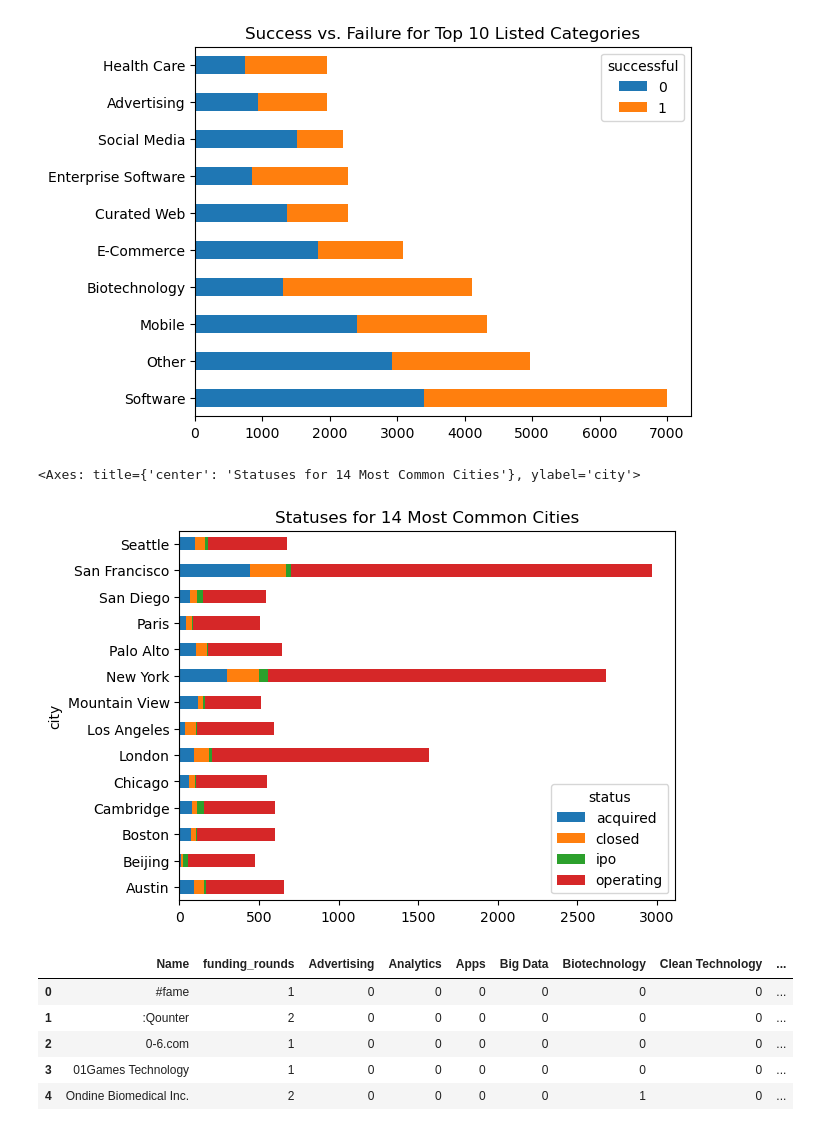
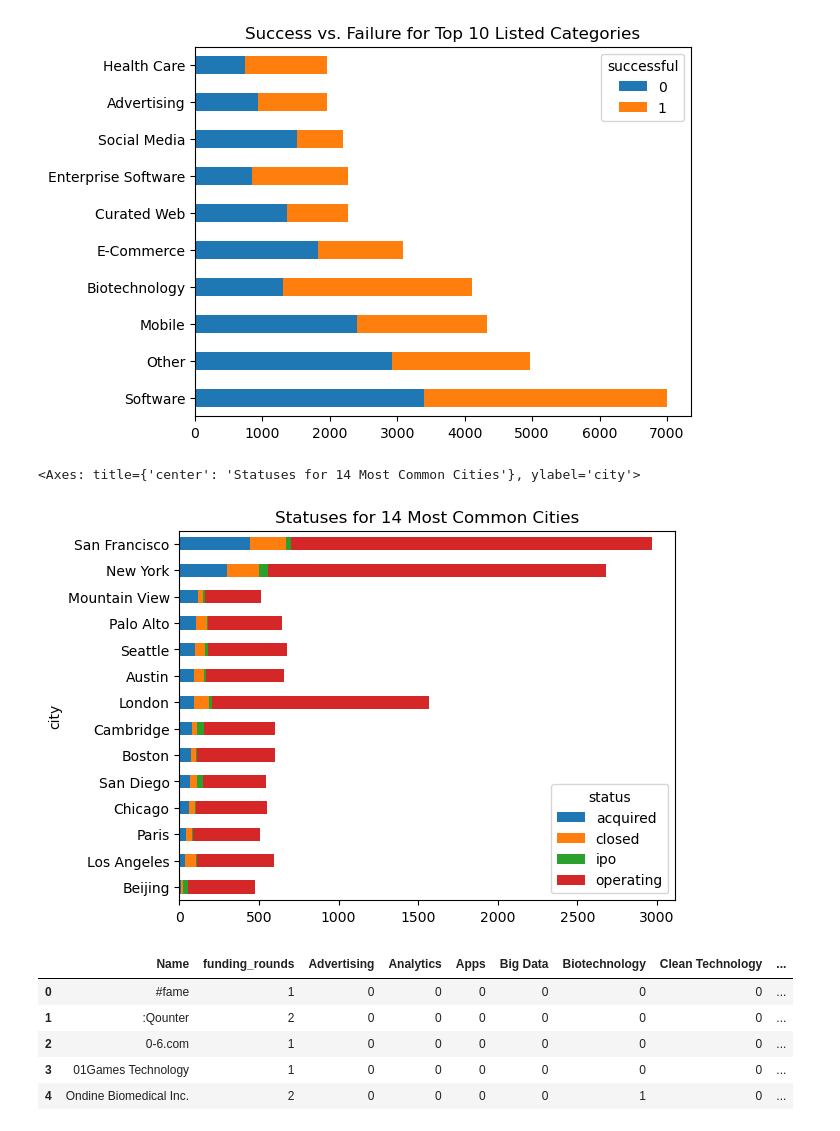
Before and after one commit to yaeleiferman/Predicting-Startup-Success, a Jupyter notebook: Startup_Analysis.ipynb, the cells around one changed output. Cells and saved outputs as stored; diff of their text form; code cells hidden in the pictures.

```diff
--- a/Startup_Analysis.ipynb
+++ b/Startup_Analysis.ipynb
@@ -1012,10 +1012,10 @@ catgroup.sort_values('Total', ascending=False)[:10].drop(columns='Total').plot(k
 # %%
 temp = df.loc[df['city'].isin(list(df['city'].value_counts()[:14].index))]
 # %%
-temp.groupby(['status', 'city'])['city'].count().unstack().T.plot(kind='barh', stacked=True, title='Statuses for 14 Most Common Cities')
+temp.groupby(['status', 'city'])['city'].count().unstack().T.sort_values(by='acquired').plot(kind='barh', stacked=True, title='Statuses for 14 Most Common Cities')
 # %% [output]
 <Axes: title={'center': 'Statuses for 14 Most Common Cities'}, ylabel='city'>
-[figure, old version]
+[figure, new version]
 # %%
 # now that I've one hot encoded the categorical columns I can remove the originals
 df.drop(columns=['categories', 'founded_at', 'first_funding_at', 'last_funding_at', 'country_code', 'city', 'status', 'funding_total_usd'], inplace=True)
```
Also changed, not shown: parts of 28 cells of this notebook, 2 other files.
